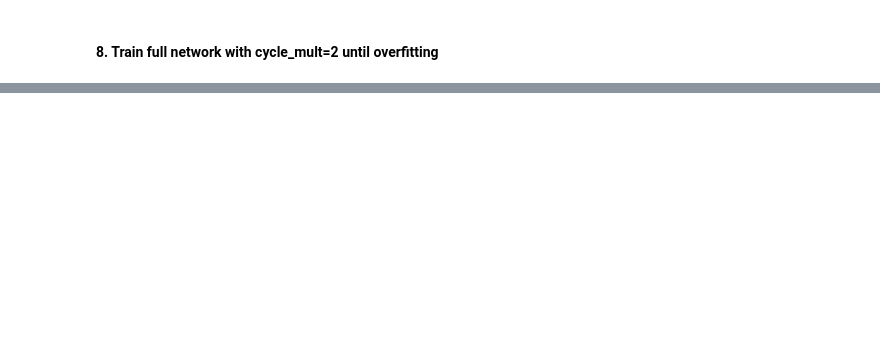
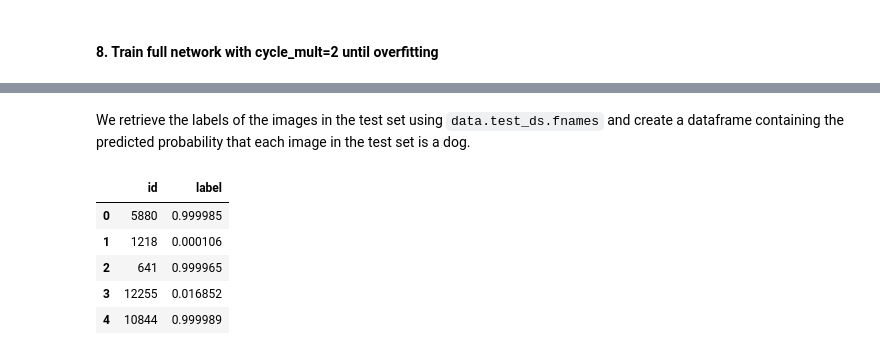
Before and after one commit to palpen/fastai_deeplearning_v2_pt1, a Jupyter notebook: _Palermo_lesson1_catsvsdogs_v1.ipynb, the cells around one changed output, grey strips where cells are left out. Cells and saved outputs as stored; diff of their text form; code cells hidden in the pictures; blank space fills up the shorter version.

Commit message:
finish model for cats vs dogs comp; create kaggle submission

```diff
--- a/_Palermo_lesson1_catsvsdogs_v1.ipynb
+++ b/_Palermo_lesson1_catsvsdogs_v1.ipynb
@@ -158,5 +266,8 @@ To load model starting from step 6 (and avoid having to retrain the entire netwo
 # %%
 tfms = tfms_from_model(arch, sz, aug_tfms=transforms_side_on, max_zoom=1.1)
-data = ImageClassifierData.from_paths(PATH, tfms=tfms)
+data = ImageClassifierData.from_paths(PATH, tfms=tfms, test_name='test')
+
+# Initialize learner with precompute=False to match model that
+# we have trained using differential learning rates (in step 6)
 learn = ConvLearner.pretrained(arch, data, precompute=False)
 learn.load('224_trainedAll_catsVDog_replication_V1')
@@ -171,0 +282,34 @@ os.listdir(PATH)
+# %%
+# get log of prediction using test-time augmentation
+log_preds,y = learn.TTA(is_test=True)
+
+# convert prediction to probability
+probs = np.mean(np.exp(log_preds),0)
+
+# get prediction (if prob > 0.5, then dog)
+preds = np.argmax(probs, axis=1)
+
+# get second column (which corresponds to probability that it is a dog)
+probs = probs[:,1]
+# %% [markdown]
+We retrieve the labels of the images in the test set using `data.test_ds.fnames` and create a dataframe containing the predicted probability that each image in the test set is a dog.
+# %%
+ds = pd.DataFrame(probs)
+
+# set column name of predictive probabilities
+ds.columns = ['label']
+
+# remove folder name and img suffix
+ids = [x[5:-4] for x in data.test_ds.fnames]
+
+# insert in first column with name id
+ds.insert(0, 'id', ids)
+
+ds.head()
+# %% [output]
+|  | id | label |
+| 0 | 5880 | 0.999985 |
+| 1 | 1218 | 0.000106 |
+| 2 | 641 | 0.999965 |
+| 3 | 12255 | 0.016852 |
+| 4 | 10844 | 0.999989 |
```
Also changed, not shown: parts of 20 cells of this notebook, 1 other file.
